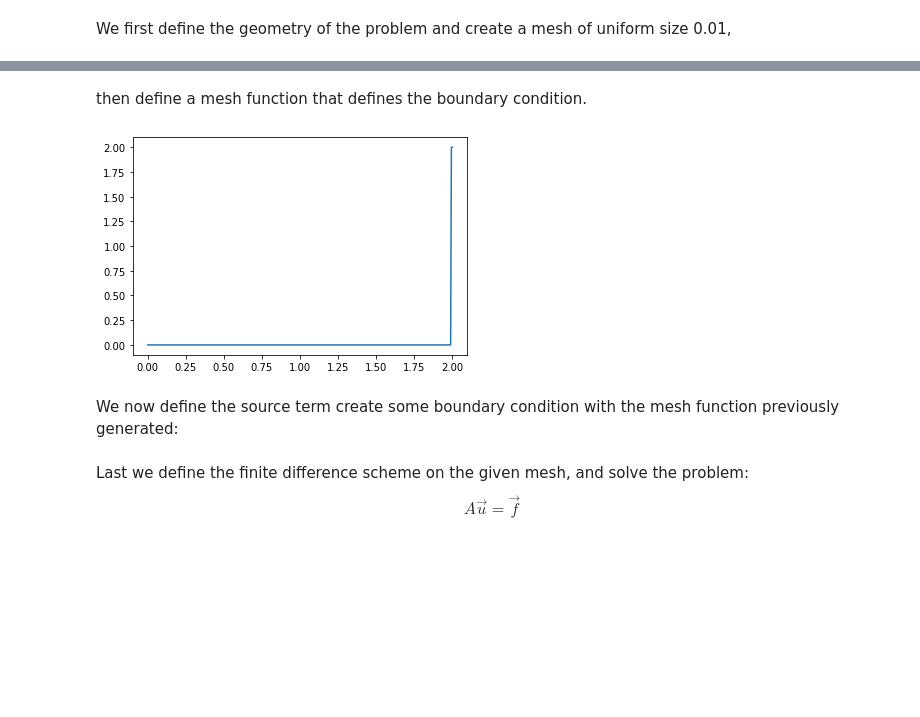
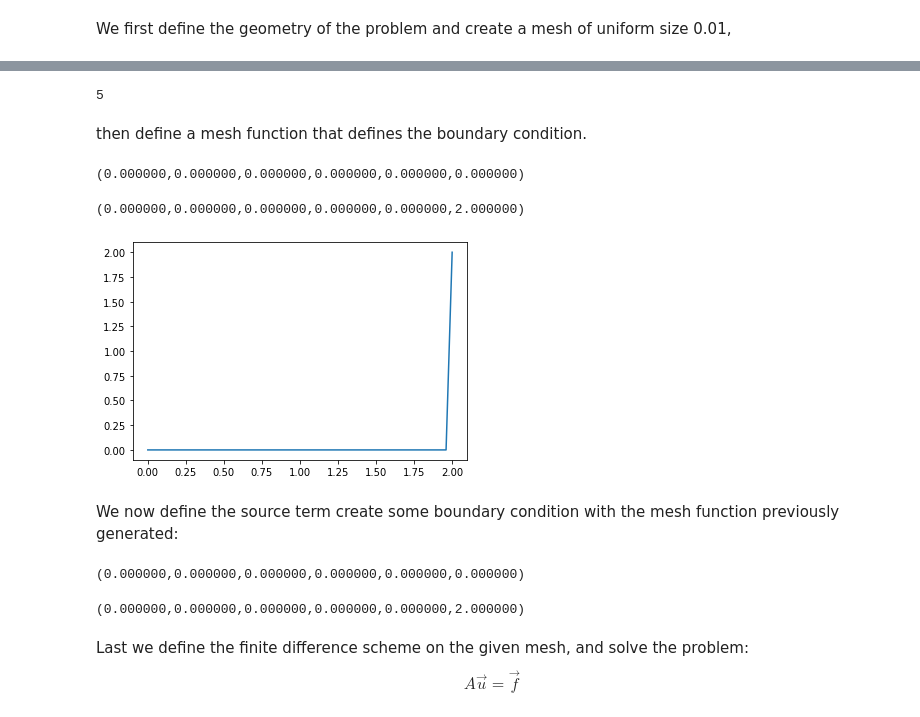
Before and after one commit to UZerbinati/Suite, a Jupyter notebook: Docs/PDE/FiniteDifferenceElliptic.ipynb, the cells around one changed output, grey strips where cells are left out. Saved outputs shown, nothing was run; the diff lists cells and outputs as text; code cells hidden in the pictures; blank space fills up the shorter version.

```diff
--- a/Docs/PDE/FiniteDifferenceElliptic.ipynb
+++ b/Docs/PDE/FiniteDifferenceElliptic.ipynb
@@ -20,2 +30,6 @@ mesh.UniformMesh(I,0.01)
+# %%
+mesh.getElNumber()
+# %% [output]
+5
 # %% [markdown]
 then define a mesh function that defines the boundary condition.
@@ -26,21 +41,33 @@ u0_vec = u0.vec_export()
+# %%
+u0_vec = u0.vec_export()
+u0_vec
+# %% [output]
+(0.000000,0.000000,0.000000,0.000000,0.000000,0.000000)
 # %%
 v0 = vec(u0_vec.len())
 v0[1]=0.0;
 v0[v0.len()]=2.0;
-v0
+print(v0)
 u0.vec_import(v0);
 Draw(u0,mesh,0)
 # %% [output]
+(0.000000,0.000000,0.000000,0.000000,0.000000,2.000000)
-[figure, old version]
+[figure, new version]
 # %% [markdown]
 We now define the source term create some boundary condition with the mesh function previously generated:
 # %%
 f = MeshFunction(mesh,1)
 f.pushFunction(lambda p: [0])
 f_vec = f.vec_export()
+f_vec
+# %% [output]
+(0.000000,0.000000,0.000000,0.000000,0.000000,0.000000)
 # %%
-bc = BoundaryCondition("DIRICHLET",f)
-bc.apply(v0);
+bc = BoundaryCondition("DIRICHLET",u0)
+fbc = bc.apply(f_vec);
+fbc
+# %% [output]
+(0.000000,0.000000,0.000000,0.000000,0.000000,2.000000)
 # %% [markdown]
 Last we define the finite difference scheme on the given mesh, and solve the problem:
 $$A\vec{u} = \vec{f}$$
```
Also changed, not shown: parts of 9 cells of this notebook, 15 other files.
